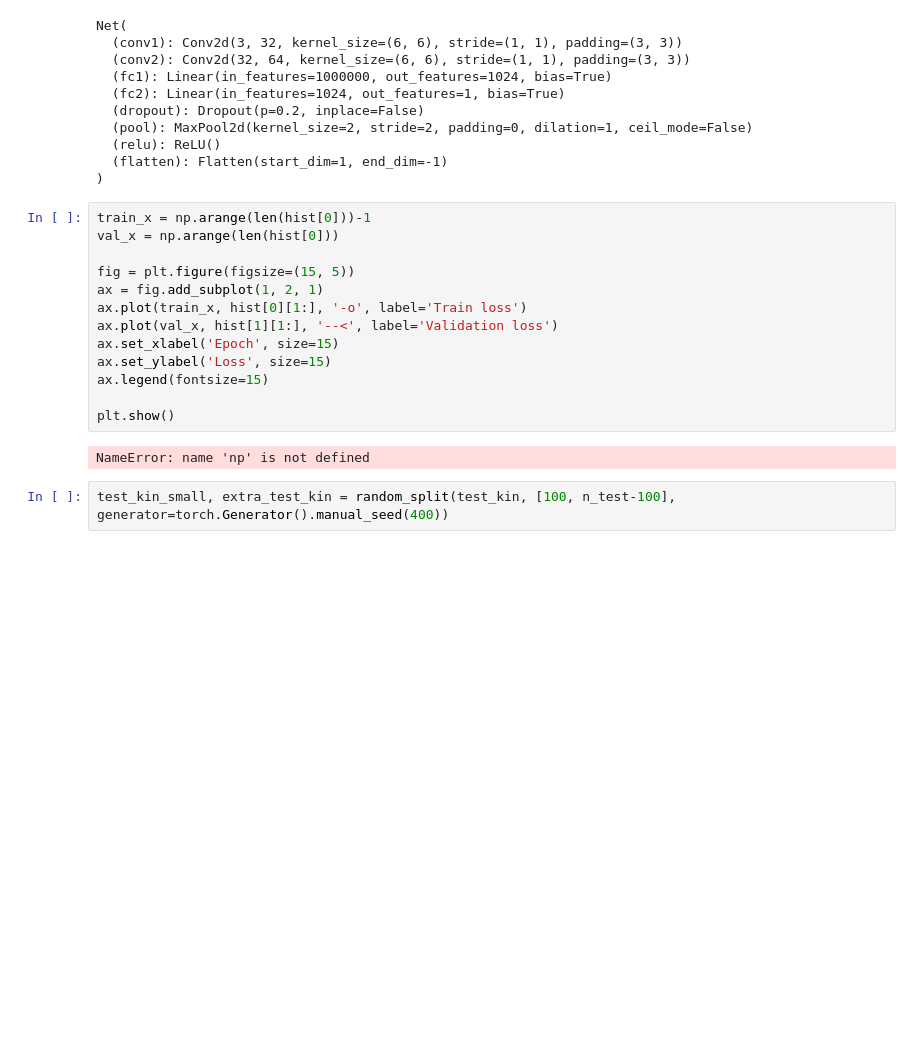
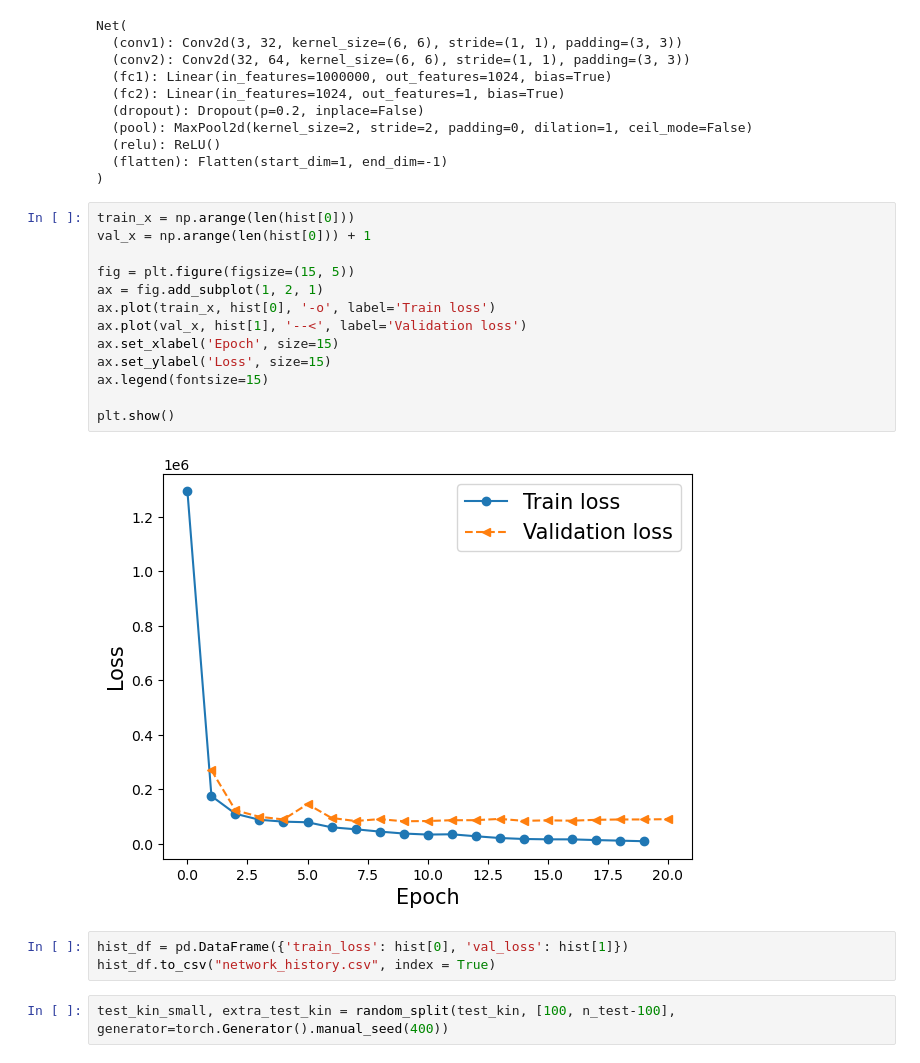
Before and after one commit to giliapatterson/spatial_ckmr, a Jupyter notebook: elephants/network.ipynb, the cells around one changed output. Saved outputs shown, nothing was run; the diff lists cells and outputs as text; blank space fills up the shorter version.

```diff
--- a/elephants/network.ipynb
+++ b/elephants/network.ipynb
@@ -211,20 +239,23 @@ Net(
   (flatten): Flatten(start_dim=1, end_dim=-1)
 )
 # %%
-train_x = np.arange(len(hist[0]))-1
-val_x = np.arange(len(hist[0]))
+train_x = np.arange(len(hist[0]))
+val_x = np.arange(len(hist[0])) + 1
 
 fig = plt.figure(figsize=(15, 5))
 ax = fig.add_subplot(1, 2, 1)
-ax.plot(train_x, hist[0][1:], '-o', label='Train loss')
-ax.plot(val_x, hist[1][1:], '--<', label='Validation loss')
+ax.plot(train_x, hist[0], '-o', label='Train loss')
+ax.plot(val_x, hist[1], '--<', label='Validation loss')
 ax.set_xlabel('Epoch', size=15)
 ax.set_ylabel('Loss', size=15)
 ax.legend(fontsize=15)
 
 plt.show()
 # %% [output]
-NameError: name 'np' is not defined
+[figure, added]
+# %%
+hist_df = pd.DataFrame({'train_loss': hist[0], 'val_loss': hist[1]})
+hist_df.to_csv("network_history.csv", index = True)
 # %%
 test_kin_small, extra_test_kin = random_split(test_kin, [100, n_test-100], generator=torch.Generator().manual_seed(400))
 # %%
```
Also changed, not shown: parts of 42 cells of this notebook, 2 other files.
